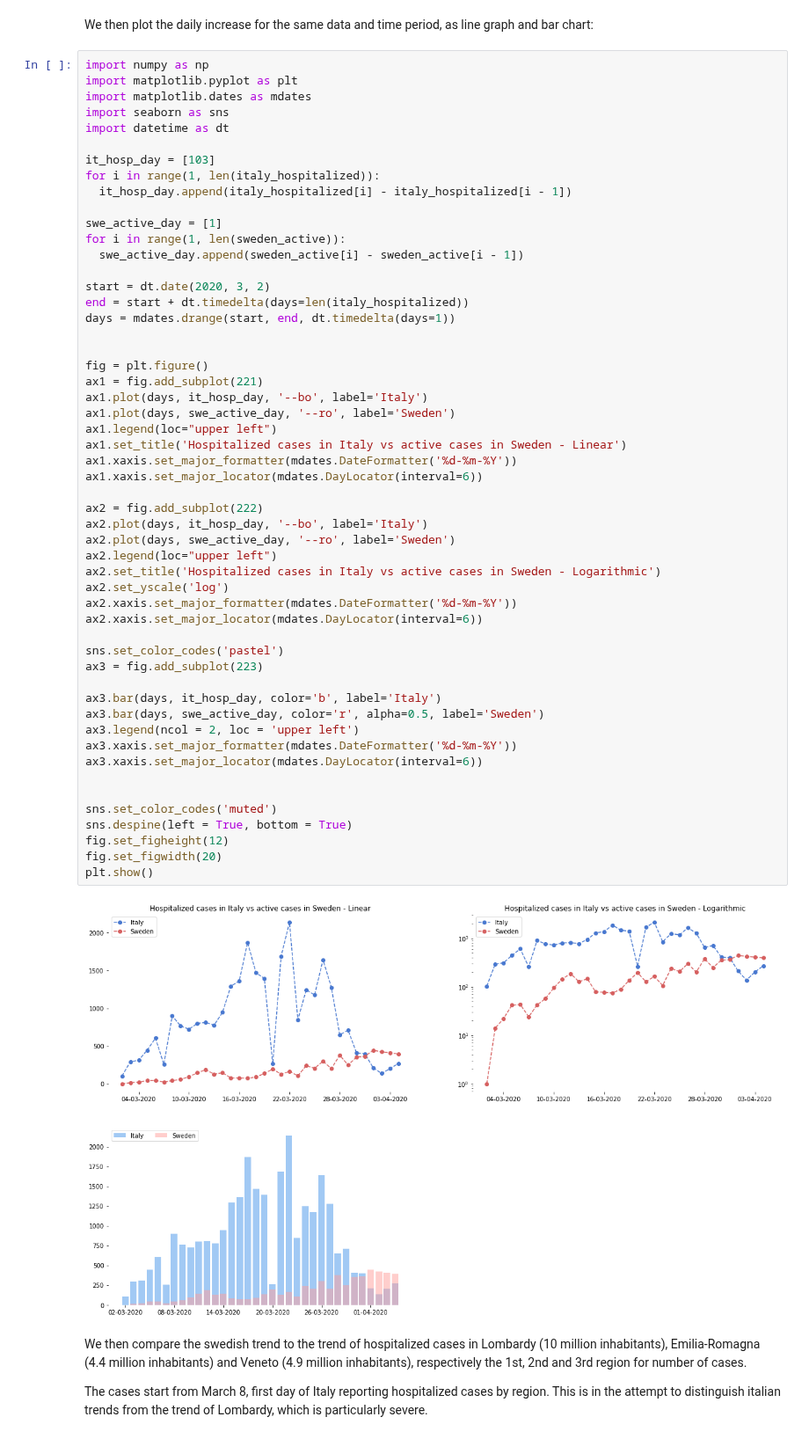
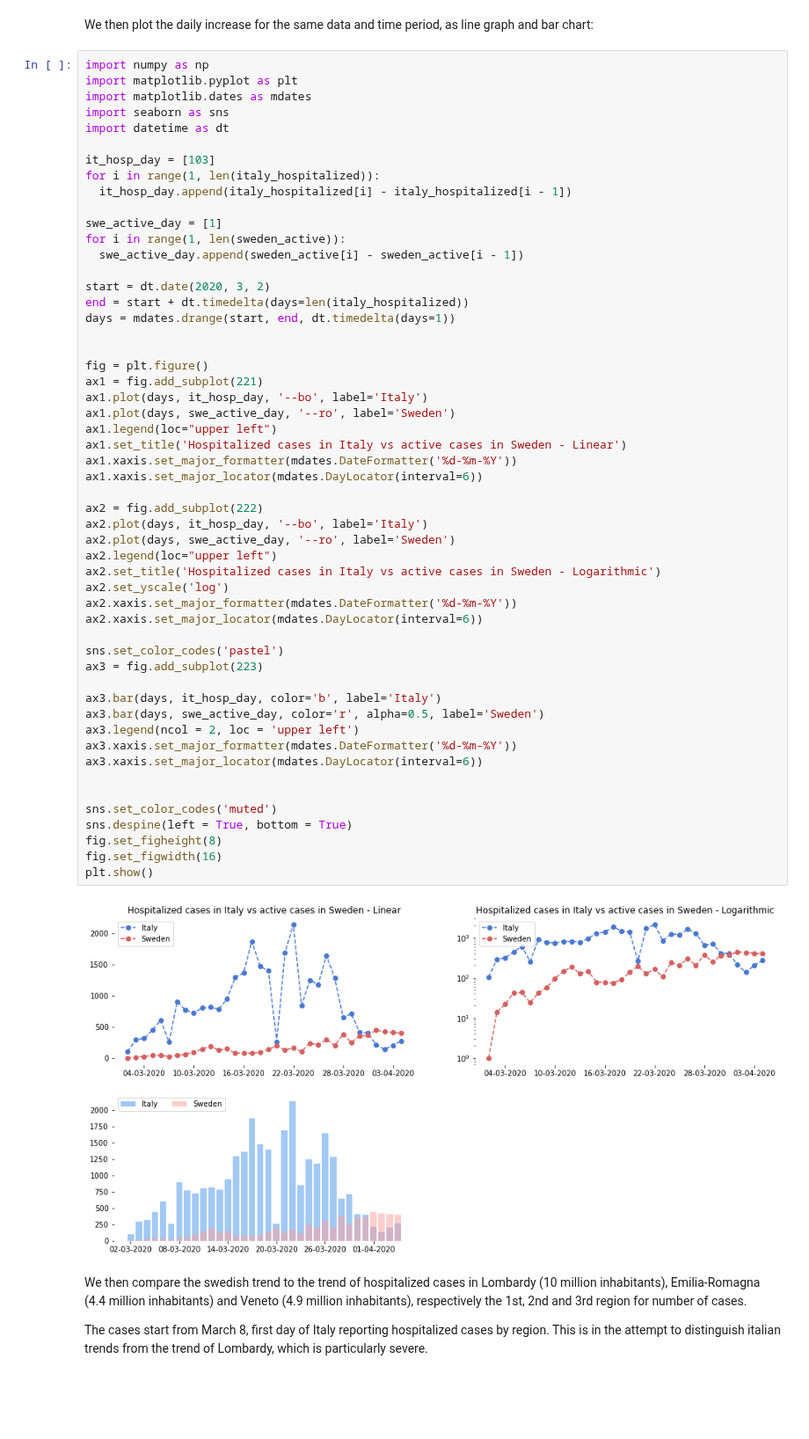
Before and after one commit to eera-l/Covid19-Sweden-Overview, a Jupyter notebook: c19-it-swe.ipynb, the cells around one changed output. Shown at 88% size. Drawn from its saved outputs; the diff is of its cells as text; blank space fills up the shorter version.

```diff
--- a/c19-it-swe.ipynb
+++ b/c19-it-swe.ipynb
@@ -297,36 +298,36 @@ ax1 = fig.add_subplot(221)
 ax1.plot(days, it_hosp_day, '--bo', label='Italy')
 ax1.plot(days, swe_active_day, '--ro', label='Sweden')
 ax1.legend(loc="upper left")
 ax1.set_title('Hospitalized cases in Italy vs active cases in Sweden - Linear')
 ax1.xaxis.set_major_formatter(mdates.DateFormatter('%d-%m-%Y'))
 ax1.xaxis.set_major_locator(mdates.DayLocator(interval=6))
 
 ax2 = fig.add_subplot(222)
 ax2.plot(days, it_hosp_day, '--bo', label='Italy')
 ax2.plot(days, swe_active_day, '--ro', label='Sweden')
 ax2.legend(loc="upper left")
 ax2.set_title('Hospitalized cases in Italy vs active cases in Sweden - Logarithmic')
 ax2.set_yscale('log')
 ax2.xaxis.set_major_formatter(mdates.DateFormatter('%d-%m-%Y'))
 ax2.xaxis.set_major_locator(mdates.DayLocator(interval=6))
 
 sns.set_color_codes('pastel')
 ax3 = fig.add_subplot(223)
 
 ax3.bar(days, it_hosp_day, color='b', label='Italy')
 ax3.bar(days, swe_active_day, color='r', alpha=0.5, label='Sweden')
 ax3.legend(ncol = 2, loc = 'upper left')
 ax3.xaxis.set_major_formatter(mdates.DateFormatter('%d-%m-%Y'))
 ax3.xaxis.set_major_locator(mdates.DayLocator(interval=6))
 
 
 sns.set_color_codes('muted')
 sns.despine(left = True, bottom = True)
-fig.set_figheight(12)
-fig.set_figwidth(20)
+fig.set_figheight(8)
+fig.set_figwidth(16)
 plt.show()
 # %% [output]
-[figure, old version]
+[figure, new version]
 # %% [markdown]
 We then compare the swedish trend to the trend of hospitalized cases in Lombardy (10 million inhabitants), Emilia-Romagna (4.4 million inhabitants) and Veneto (4.9 million inhabitants), respectively the 1st, 2nd and 3rd region for number of cases.
 
```
Also changed, not shown: parts of 2 cells of this notebook.
